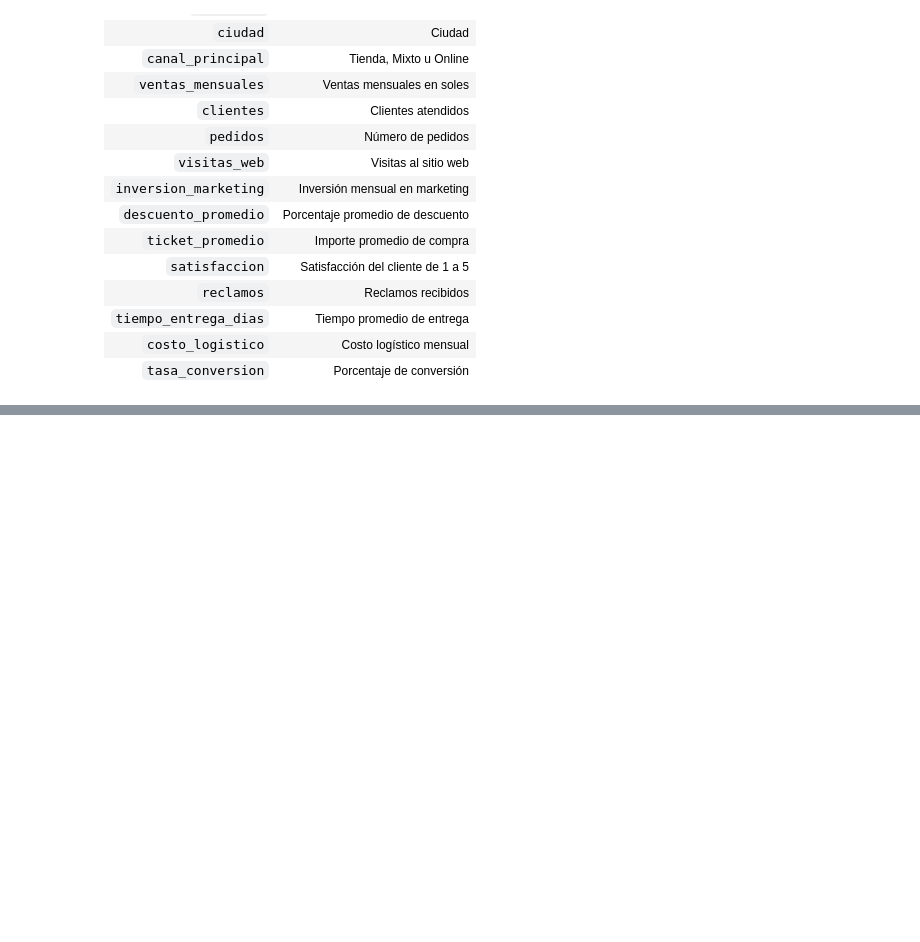
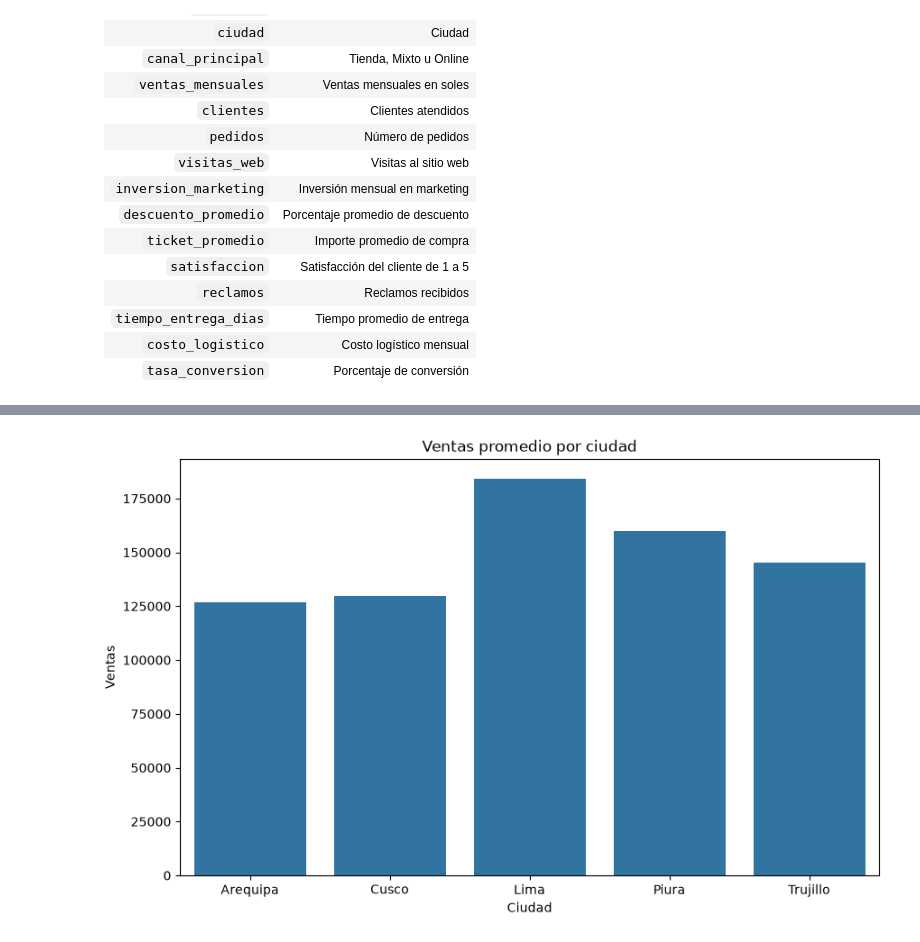
Before and after one commit to marlonleandro/curso-python-analisis, a Jupyter notebook: 15.Analisis_y_Visualizacion_Avanzada.ipynb, the cells around one changed output, grey strips where cells are left out. Saved outputs shown, nothing was run; the diff lists cells and outputs as text; code cells hidden in the pictures; blank space fills up the shorter version.

```diff
--- a/15.Analisis_y_Visualizacion_Avanzada.ipynb
+++ b/15.Analisis_y_Visualizacion_Avanzada.ipynb
@@ -138,0 +297,10 @@ tabla_correlaciones
+# %%
+## Graficar las Ventas promedio por ciudad
+plt.figure(figsize=(10, 6))
+sns.barplot(x='ciudad', y='ventas_mensuales', data=df.groupby('ciudad')['ventas_mensuales'].mean().reset_index())
+plt.xlabel('Ciudad')
+plt.ylabel('Ventas')
+plt.title('Ventas promedio por ciudad')
+plt.show()
+# %% [output]
+[figure, added]
```
Also changed, not shown: parts of 20 cells of this notebook, 1 other file.
